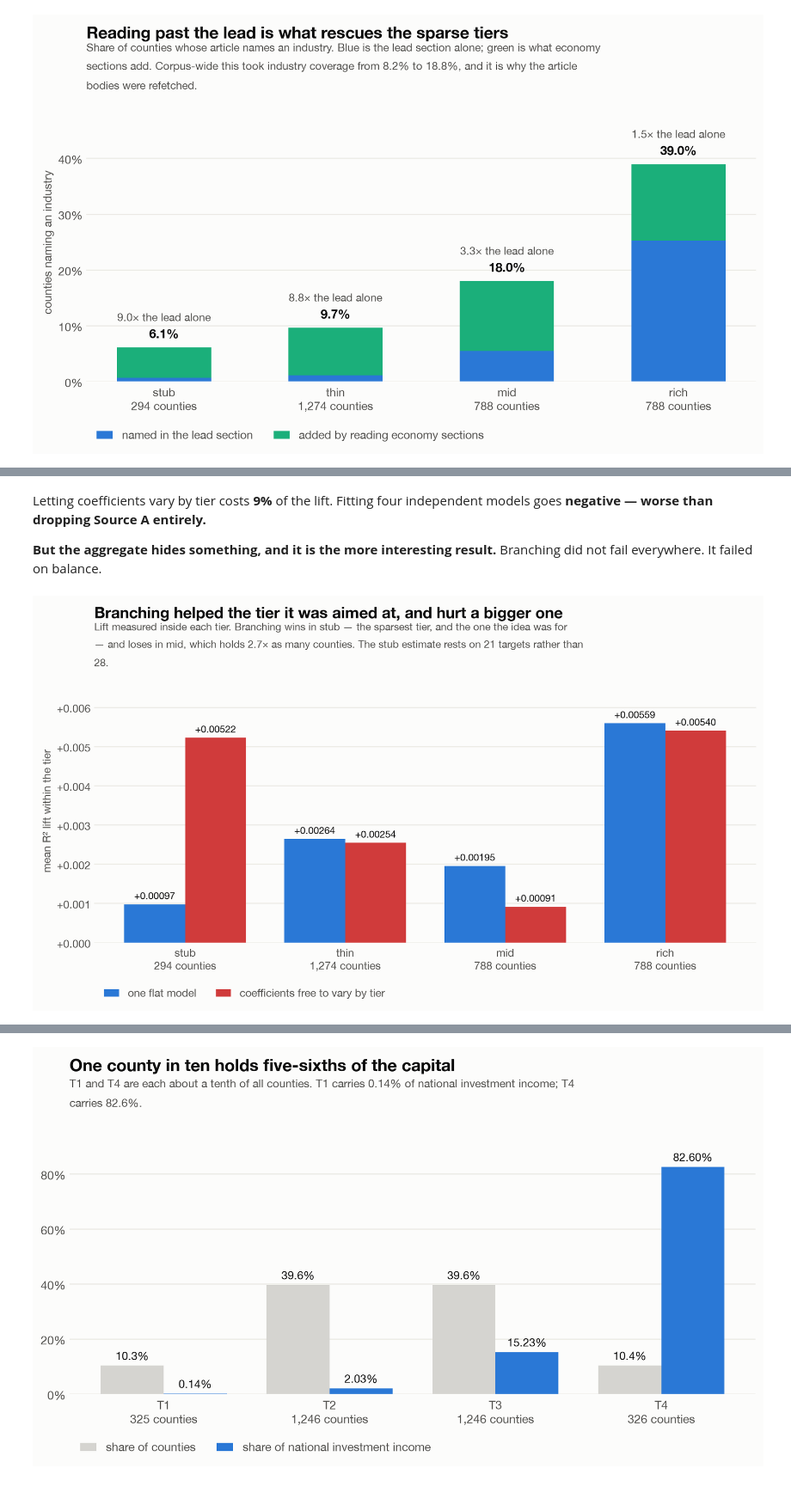
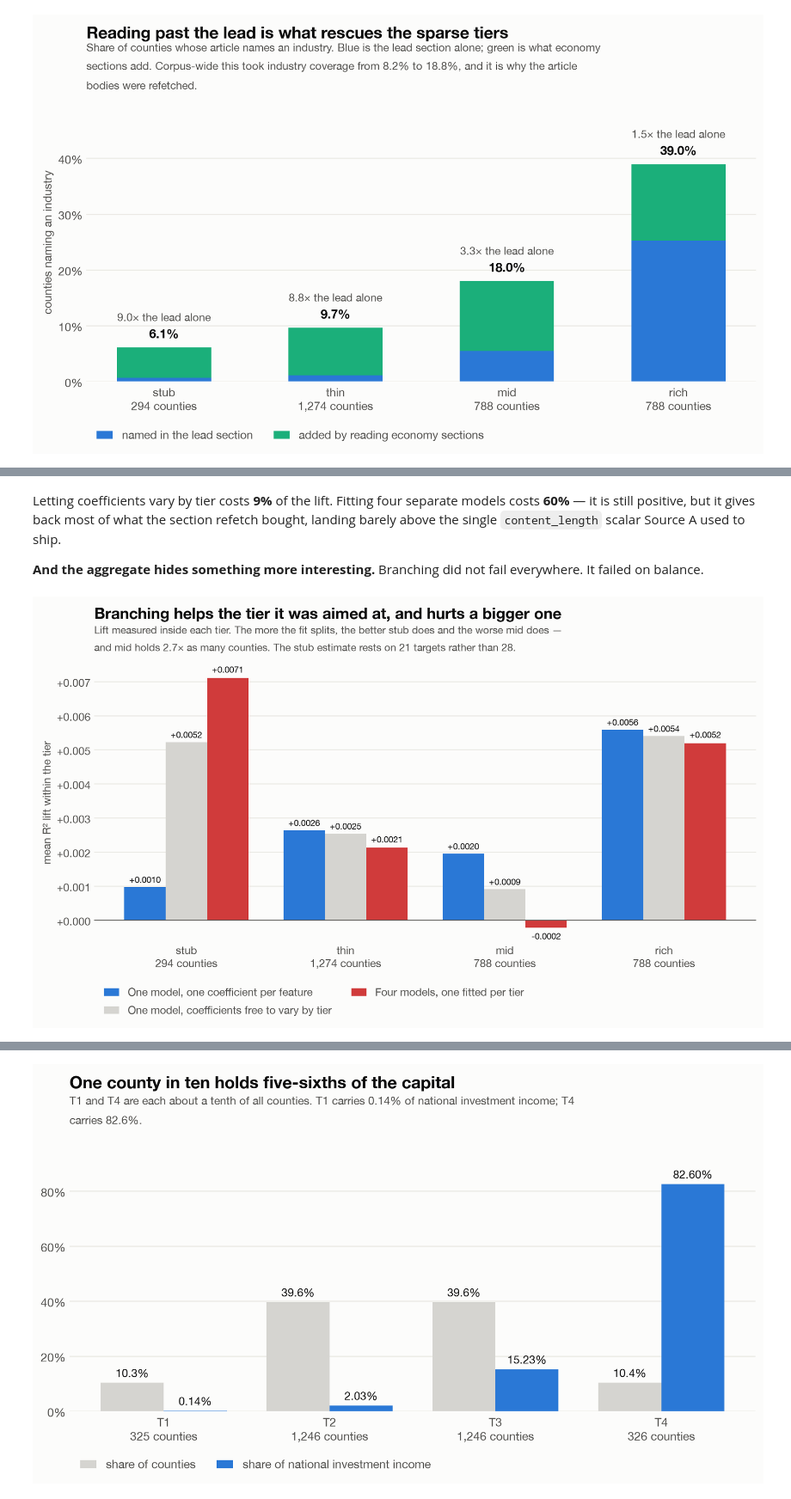
Before and after one commit to Max-Garcia-06/macro_embeddings, a Jupyter notebook: analysis-output/E_macro_pillar_worth_2026-08-13.ipynb, the cells around one changed output, grey strips where cells are left out. Shown at 86% size. Saved outputs shown, nothing was run; the diff lists cells and outputs as text; code cells hidden in the pictures.

```diff
--- a/analysis-output/E_macro_pillar_worth_2026-08-13.ipynb
+++ b/analysis-output/E_macro_pillar_worth_2026-08-13.ipynb
@@ -320,38 +320,40 @@ plt.show()
 # %% [markdown]
-Letting coefficients vary by tier costs **9%** of the lift. Fitting four
-independent models goes **negative — worse than dropping Source A entirely.**
+Letting coefficients vary by tier costs **9%** of the lift. Fitting four separate
+models costs **60%** — it is still positive, but it gives back most of what the
+section refetch bought, landing barely above the single `content_length` scalar
+Source A used to ship.
 
-**But the aggregate hides something, and it is the more interesting result.**
-Branching did not fail everywhere. It failed on balance.
+**And the aggregate hides something more interesting.** Branching did not fail
+everywhere. It failed on balance.
 # %%
 by_tier = pd.read_csv(OUTPUTS / "source_a_representation_by_tier.csv")
-pair = (by_tier[by_tier["variant"].isin(["extracted_sections", "sections_x_tier"])]
-        .groupby(["variant", "tier"])["lift"].mean().unstack())
-tiers = [t for t in A_TIERS if t in pair.columns]
-flat = [pair.loc["extracted_sections", t] for t in tiers]
-crossed = [pair.loc["sections_x_tier", t] for t in tiers]
+keys = [k for _, k, _ in ARMS]
+per_tier = (by_tier[by_tier["variant"].isin(keys)]
+            .groupby(["variant", "tier"])["lift"].mean().unstack())
+tiers = [t for t in A_TIERS if t in per_tier.columns]
 n_by_tier = [asec["by_tier"][t]["n_counties"] for t in tiers]
 
 x = np.arange(len(tiers))
-w = 0.38
-fig, ax = plt.subplots(figsize=(11.5, 4.6))
-ax.bar(x - w / 2, flat, w, color=BLUE, label="one flat model")
-ax.bar(x + w / 2, crossed, w, color=CRITICAL, label="coefficients free to vary by tier")
+w = 0.26
+fig, ax = plt.subplots(figsize=(11.5, 4.8))
+for i, (label, key, colour) in enumerate(ARMS):
+    vals = [per_tier.loc[key, t] for t in tiers]
+    ax.bar(x + (i - 1) * w, vals, w, color=colour,
+           label=label.replace("\n", " "))
+    label_bars(ax, x + (i - 1) * w, vals, "{:+.4f}", size=8.5)
+ax.axhline(0, color=INK2, linewidth=0.8)
 ax.set_xticks(x)
 ax.set_xticklabels([f"{t}\n{n:,} counties" for t, n in zip(tiers, n_by_tier)])
-ax.set_ylim(0, max(flat + crossed) * 1.2)
-label_bars(ax, x - w / 2, flat, "{:+.5f}", size=9.5)
-label_bars(ax, x + w / 2, crossed, "{:+.5f}", size=9.5)
 ax.yaxis.set_major_formatter(FuncFormatter(lambda v, _: f"{v:+.3f}"))
 ax.set_ylabel("mean R² lift within the tier", fontsize=10.5, color=INK2)
 style(ax,
-      "Branching helped the tier it was aimed at, and hurt a bigger one",
-      "Lift measured inside each tier. Branching wins in stub — the sparsest tier, "
-      "and the one the idea was for — and loses in mid, which holds 2.7× as many "
-      "counties. The stub estimate rests on 21 targets rather than 28.",
+      "Branching helps the tier it was aimed at, and hurts a bigger one",
+      "Lift measured inside each tier. The more the fit splits, the better stub "
+      "does and the worse mid does — and mid holds 2.7× as many counties. The stub "
+      "estimate rests on 21 targets rather than 28.",
       legend=True)
 plt.show()
 # %% [output]
-[figure, old version]
+[figure, new version]
 # %% [markdown]
 **So the instinct was right and the arithmetic was not.** Branching was aimed at
```
Also changed, not shown: parts of 4 cells of this notebook, 7 other files.
